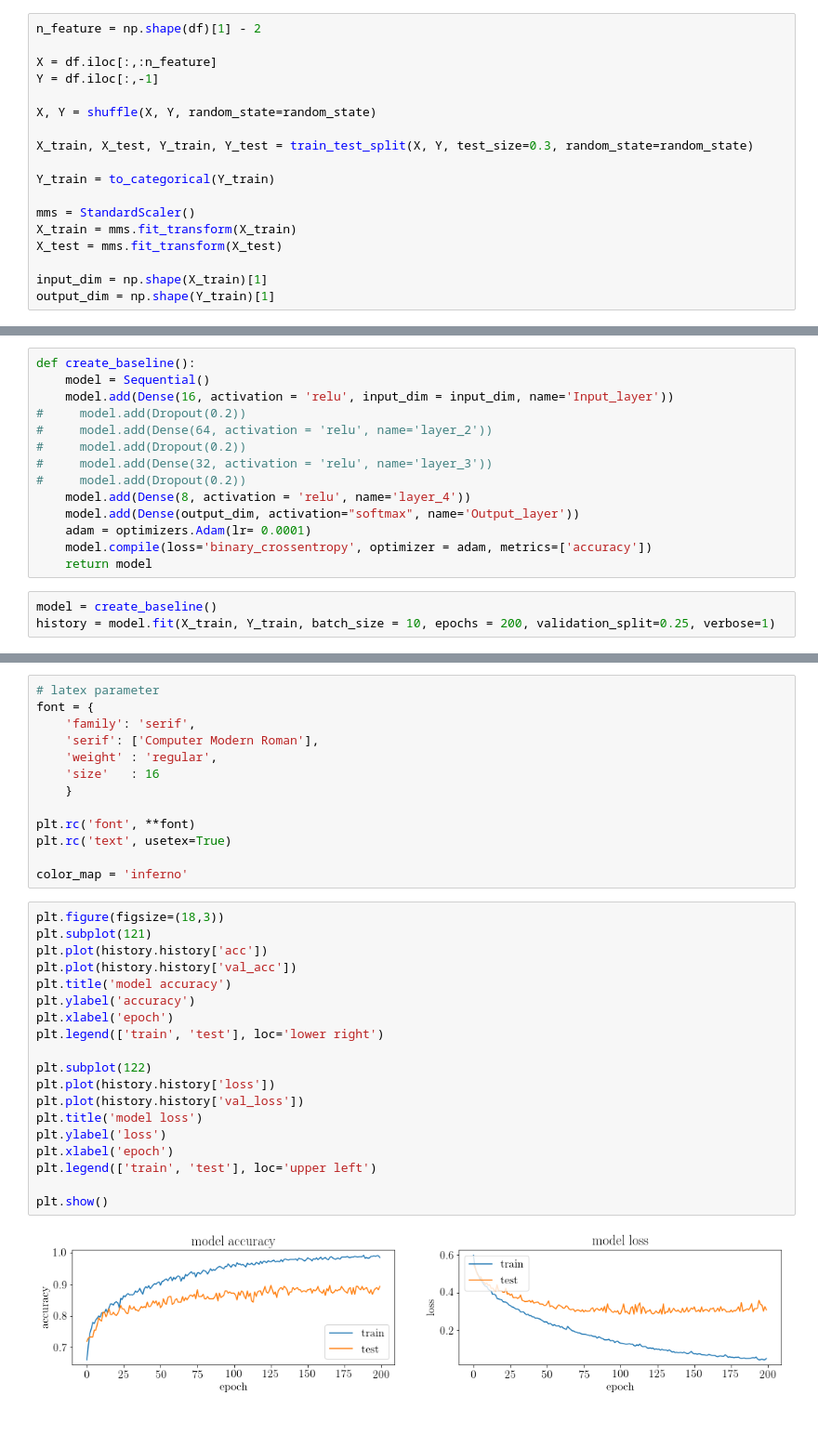
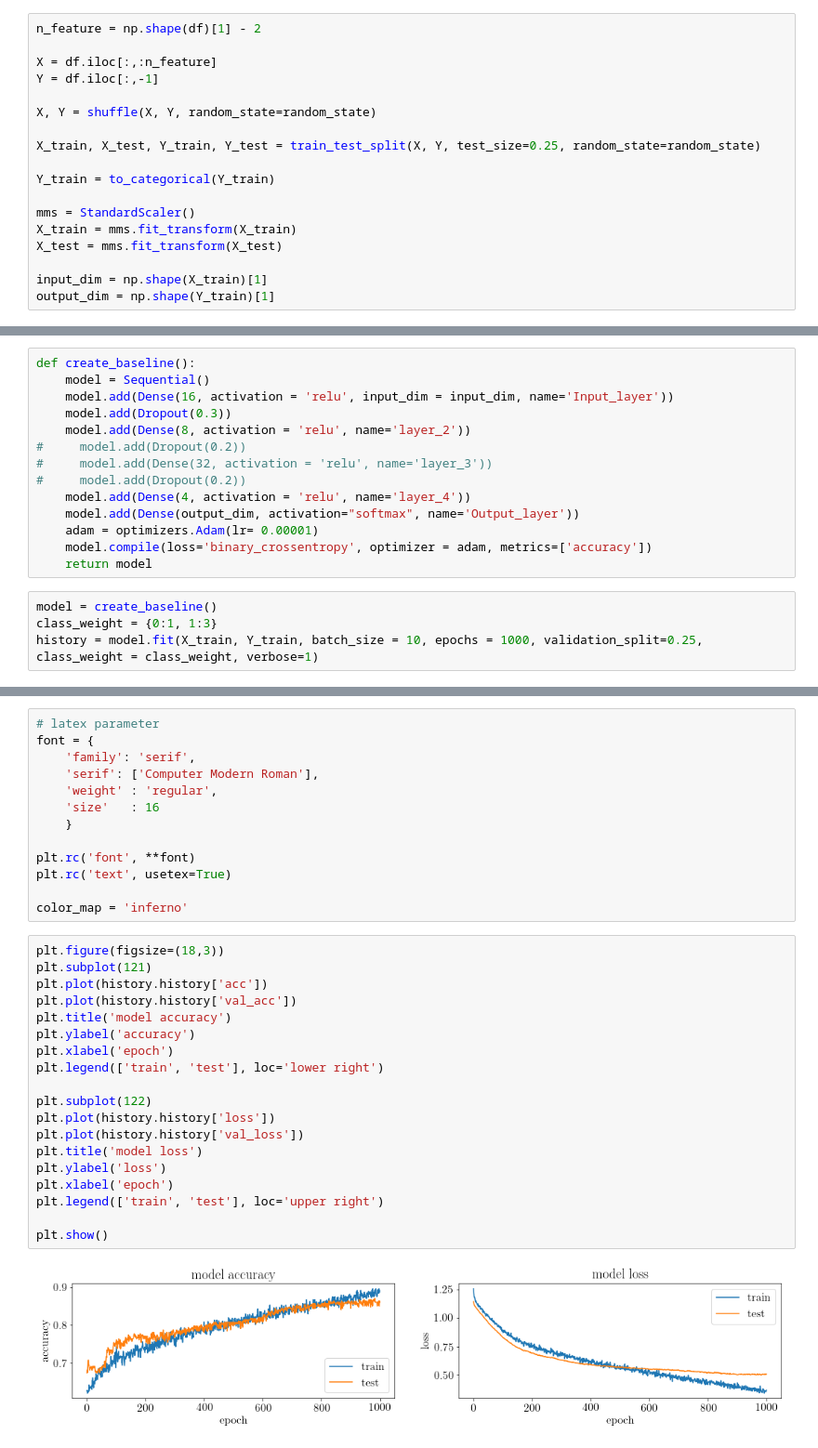
Before and after one commit to msahamed/machine_learning_earthquakes-nuclear-explosion, a Jupyter notebook: Codes/classify_earthquake_nn.ipynb, the cells around one changed output, grey strips where cells are left out. Shown at 93% size. Drawn from its saved outputs; the diff is of its cells as text.

Commit message:
Improve NN model adding one hidden layer

```diff
--- a/Codes/classify_earthquake_nn.ipynb
+++ b/Codes/classify_earthquake_nn.ipynb
@@ -47,7 +47,7 @@ Y = df.iloc[:,-1]
 
 X, Y = shuffle(X, Y, random_state=random_state)
 
-X_train, X_test, Y_train, Y_test = train_test_split(X, Y, test_size=0.3, random_state=random_state)
+X_train, X_test, Y_train, Y_test = train_test_split(X, Y, test_size=0.25, random_state=random_state)
 
 Y_train = to_categorical(Y_train)
 
@@ -63,17 +63,18 @@ output_dim = np.shape(Y_train)[1]
 def create_baseline():
     model = Sequential()
     model.add(Dense(16, activation = 'relu', input_dim = input_dim, name='Input_layer'))
-#     model.add(Dropout(0.2))
-#     model.add(Dense(64, activation = 'relu', name='layer_2'))
+    model.add(Dropout(0.3))
+    model.add(Dense(8, activation = 'relu', name='layer_2'))
 #     model.add(Dropout(0.2))
 #     model.add(Dense(32, activation = 'relu', name='layer_3'))
 #     model.add(Dropout(0.2))
-    model.add(Dense(8, activation = 'relu', name='layer_4'))
+    model.add(Dense(4, activation = 'relu', name='layer_4'))
     model.add(Dense(output_dim, activation="softmax", name='Output_layer'))
-    adam = optimizers.Adam(lr= 0.0001)
+    adam = optimizers.Adam(lr= 0.00001)
     model.compile(loss='binary_crossentropy', optimizer = adam, metrics=['accuracy'])
     return model
 # %%
 model = create_baseline()
-history = model.fit(X_train, Y_train, batch_size = 10, epochs = 200, validation_split=0.25, verbose=1)
+class_weight = {0:1, 1:3}
+history = model.fit(X_train, Y_train, batch_size = 10, epochs = 1000, validation_split=0.25, class_weight = class_weight, verbose=1)
 # %% [output]
@@ -138,21 +139,21 @@ color_map = 'inferno'
 # %%
 plt.figure(figsize=(18,3))
 plt.subplot(121)
 plt.plot(history.history['acc'])
 plt.plot(history.history['val_acc'])
 plt.title('model accuracy')
 plt.ylabel('accuracy')
 plt.xlabel('epoch')
 plt.legend(['train', 'test'], loc='lower right')
 
 plt.subplot(122)
 plt.plot(history.history['loss'])
 plt.plot(history.history['val_loss'])
 plt.title('model loss')
 plt.ylabel('loss')
 plt.xlabel('epoch')
-plt.legend(['train', 'test'], loc='upper left')
+plt.legend(['train', 'test'], loc='upper right')
 
 plt.show()
 # %% [output]
-[figure, old version]
+[figure, new version]
```
Also changed, not shown: parts of 2 cells of this notebook.
